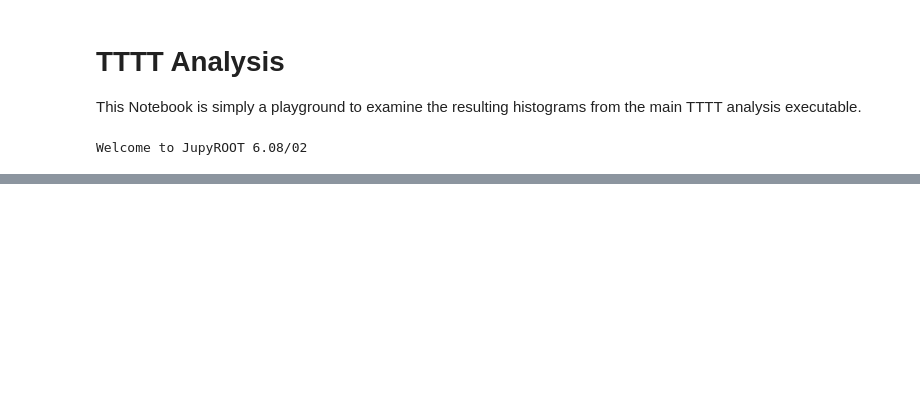
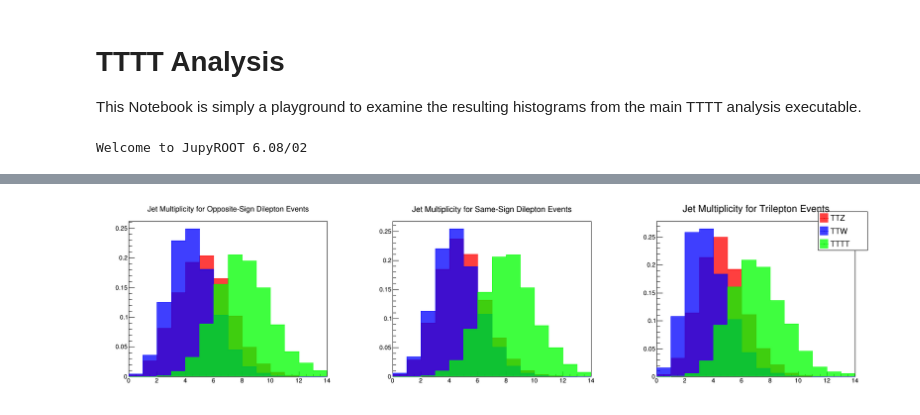
Before and after one commit to cfangmeier/TTTT, a Jupyter notebook: python/TTTT_Analysis.ipynb, the cells around one changed output, grey strips where cells are left out. Saved outputs shown, nothing was run; the diff lists cells and outputs as text; code cells hidden in the pictures; blank space fills up the shorter version.

```diff
--- a/python/TTTT_Analysis.ipynb
+++ b/python/TTTT_Analysis.ipynb
@@ -38,2 +37,16 @@ HC.canvas.Draw()
+# %%
+CANVAS.Clear()
+HC.stack_hist_array(*zip(('jet_count_os_dilepton','Jet Multiplicity for Opposite-Sign Dilepton Events'),
+                         ('jet_count_ss_dilepton','Jet Multiplicity for Same-Sign Dilepton Events'),
+                         ('jet_count_trilepton', 'Jet Multiplicity for Trilepton Events')
+                        ),
+                    normalize_to=1,
+                    enable_fill=True,
+                    shape=(3,1),
+                    draw_option='nostack',
+                   )
+CANVAS.Draw()
+# %% [output]
+[figure, added]
 # %% [markdown]
 We can use the `show_event` function to look at the Generator-Level particles for the event. They are color-coded based on their pt relative to the maximum pt of a particles in the event. Green means higher, red means lower
```
Also changed, not shown: parts of 13 cells of this notebook, 8 other files.
